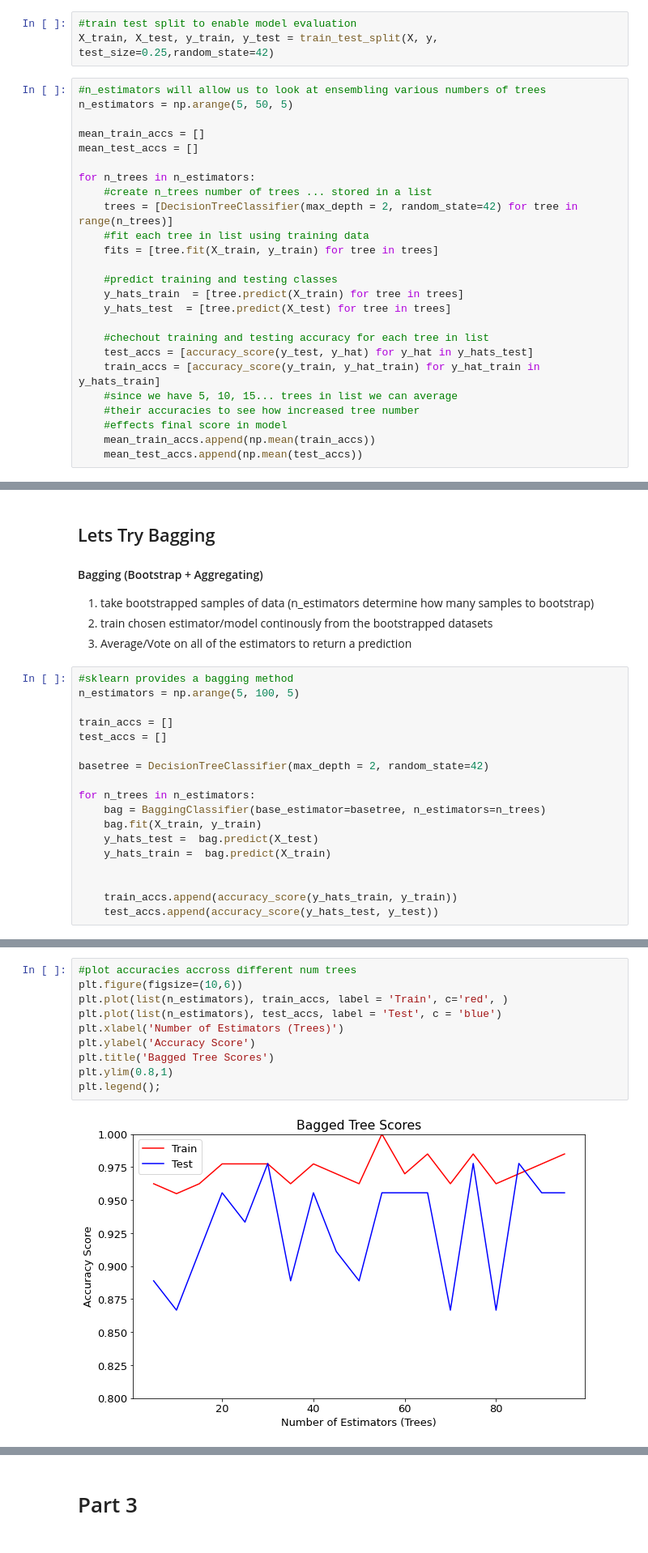
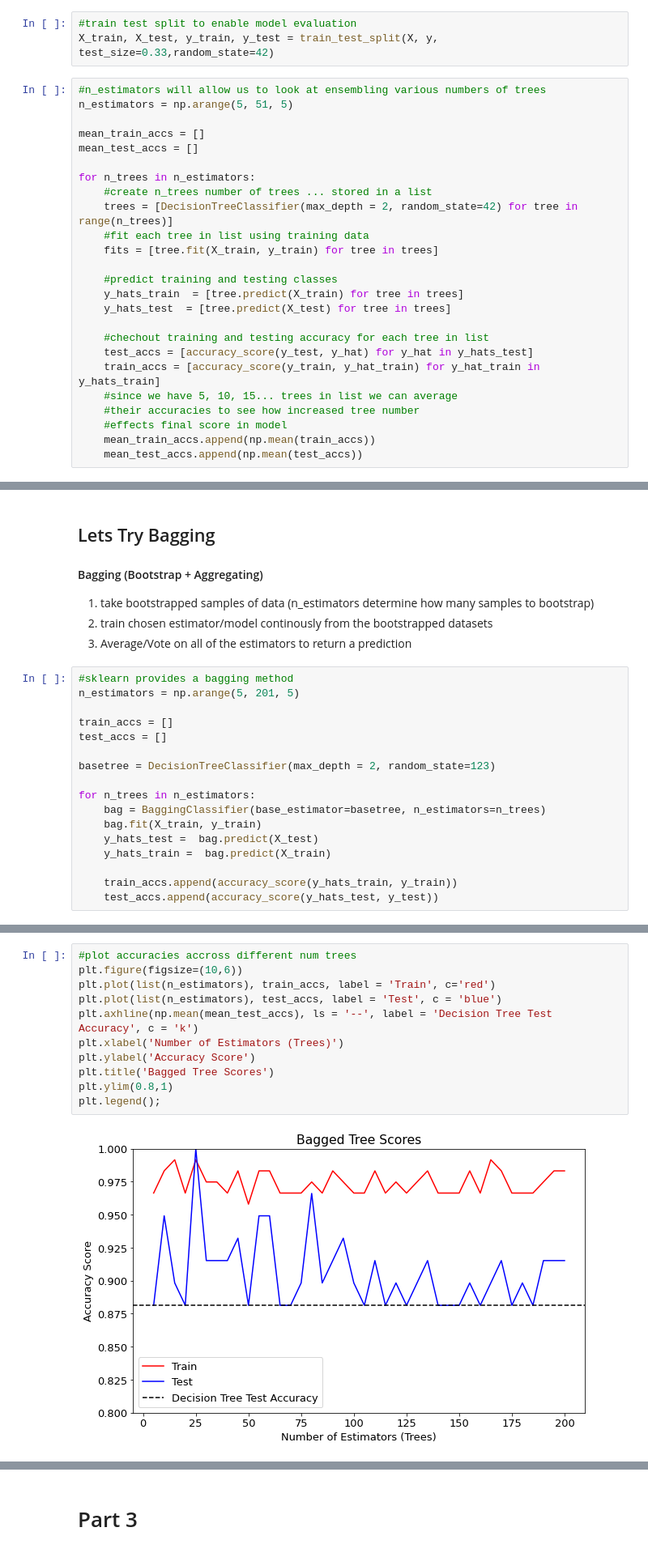
Before and after one commit to hberginc/practice-teach-Random-Forest, a Jupyter notebook: notebooks/RF_intro.ipynb, the cells around one changed output, grey strips where cells are left out. Shown: that part at 81% size. Cells and saved outputs as stored; diff of their text form.

```diff
--- a/notebooks/RF_intro.ipynb
+++ b/notebooks/RF_intro.ipynb
@@ -55,10 +52,10 @@ X
 # Part 1
 # %%
 #train test split to enable model evaluation
-X_train, X_test, y_train, y_test = train_test_split(X, y, test_size=0.25,random_state=42)
+X_train, X_test, y_train, y_test = train_test_split(X, y, test_size=0.33,random_state=42)
 # %%
 #n_estimators will allow us to look at ensembling various numbers of trees
-n_estimators = np.arange(5, 50, 5)
+n_estimators = np.arange(5, 51, 5)
 
 mean_train_accs = []
 mean_test_accs = []
@@ -139,12 +136,12 @@ We get the exact same tree over and over... so we have an opportunity to get cre
 1. Average/Vote on all of the estimators to return a prediction
 # %%
 #sklearn provides a bagging method
-n_estimators = np.arange(5, 100, 5)
+n_estimators = np.arange(5, 201, 5)
 
 train_accs = []
 test_accs = []
 
-basetree = DecisionTreeClassifier(max_depth = 2, random_state=42)
+basetree = DecisionTreeClassifier(max_depth = 2, random_state=123)
 
 for n_trees in n_estimators:
     bag = BaggingClassifier(base_estimator=basetree, n_estimators=n_trees)
@@ -152,6 +149,5 @@ for n_trees in n_estimators:
     y_hats_test =  bag.predict(X_test)
     y_hats_train =  bag.predict(X_train)
 
-
     train_accs.append(accuracy_score(y_hats_train, y_train))
     test_accs.append(accuracy_score(y_hats_test, y_test))
@@ -158,12 +162,13 @@ for n_trees in n_estimators:
 # %%
 #plot accuracies accross different num trees
 plt.figure(figsize=(10,6))
-plt.plot(list(n_estimators), train_accs, label = 'Train', c='red', )
+plt.plot(list(n_estimators), train_accs, label = 'Train', c='red')
 plt.plot(list(n_estimators), test_accs, label = 'Test', c = 'blue')
+plt.axhline(np.mean(mean_test_accs), ls = '--', label = 'Decision Tree Test Accuracy', c = 'k')
 plt.xlabel('Number of Estimators (Trees)')
 plt.ylabel('Accuracy Score')
 plt.title('Bagged Tree Scores')
 plt.ylim(0.8,1)
 plt.legend();
 # %% [output]
-[figure, old version]
+[figure, new version]
```
Also changed, not shown: parts of 23 cells of this notebook, 4 other files.
